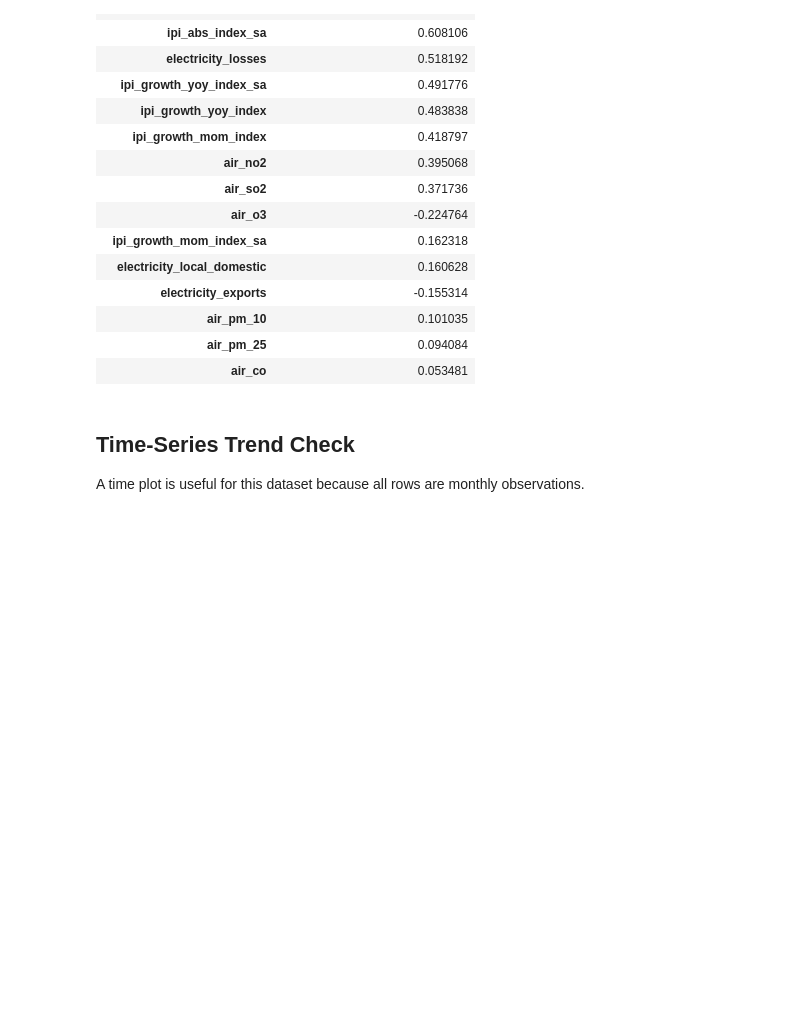
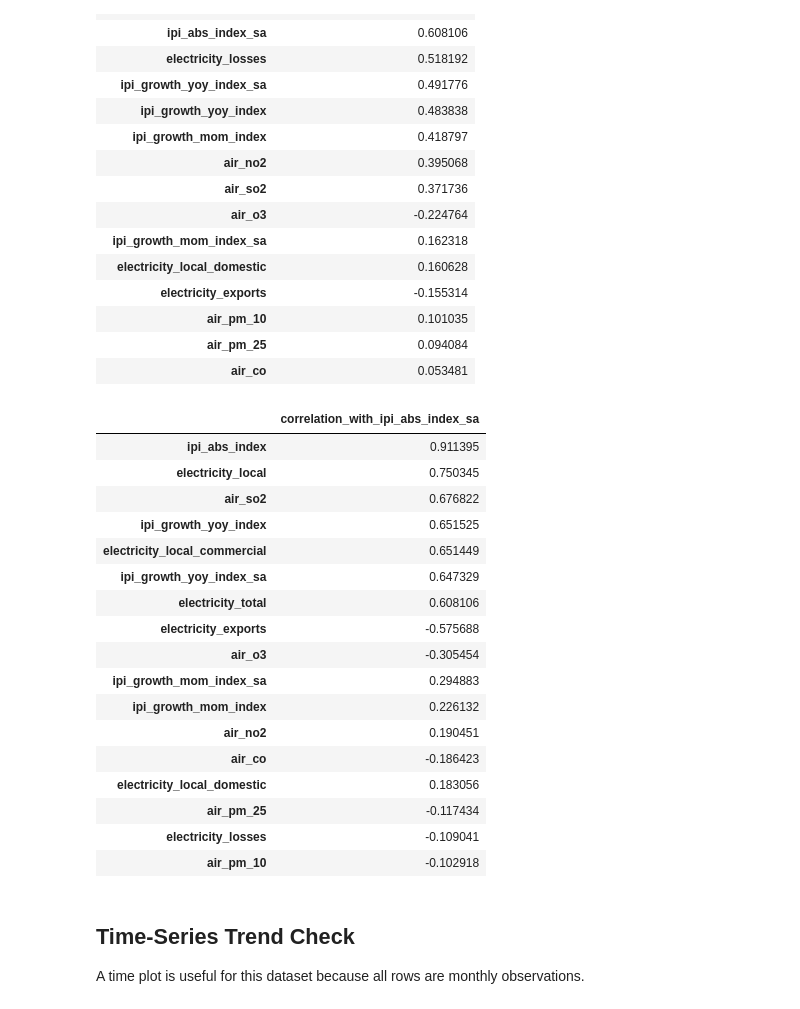
Before and after one commit to thelazycat-0728/COS40007-Design-Project, a Jupyter notebook: COS40007DataCleaning/DataCleaning.ipynb, the cells around one changed output. Drawn from its saved outputs; the diff is of its cells as text; code cells hidden in the pictures; blank space fills up the shorter version.

Commit message:
feat: added correlation with ipi_abs_index_sa for experimentation purposes

```diff
--- a/COS40007DataCleaning/DataCleaning.ipynb
+++ b/COS40007DataCleaning/DataCleaning.ipynb
@@ -512,6 +512,28 @@ display(corr_with_total.to_frame("correlation_with_electricity_total"))
 | air_pm_10 | 0.101035 |
 | air_pm_25 | 0.094084 |
 | air_co | 0.053481 |
+# %%
+corr_with_total = corr["ipi_abs_index_sa"].drop("ipi_abs_index_sa").sort_values(key=lambda s: s.abs(), ascending=False)
+display(corr_with_total.to_frame("correlation_with_ipi_abs_index_sa"))
+# %% [output]
+|  | correlation_with_ipi_abs_index_sa |
+| ipi_abs_index | 0.911395 |
+| electricity_local | 0.750345 |
+| air_so2 | 0.676822 |
+| ipi_growth_yoy_index | 0.651525 |
+| electricity_local_commercial | 0.651449 |
+| ipi_growth_yoy_index_sa | 0.647329 |
+| electricity_total | 0.608106 |
+| electricity_exports | -0.575688 |
+| air_o3 | -0.305454 |
+| ipi_growth_mom_index_sa | 0.294883 |
+| ipi_growth_mom_index | 0.226132 |
+| air_no2 | 0.190451 |
+| air_co | -0.186423 |
+| electricity_local_domestic | 0.183056 |
+| air_pm_25 | -0.117434 |
+| electricity_losses | -0.109041 |
+| air_pm_10 | -0.102918 |
 # %% [markdown]
 ## Time-Series Trend Check
 A time plot is useful for this dataset because all rows are monthly observations.
```
Also changed, not shown: parts of 3 cells of this notebook, 2 other files.
